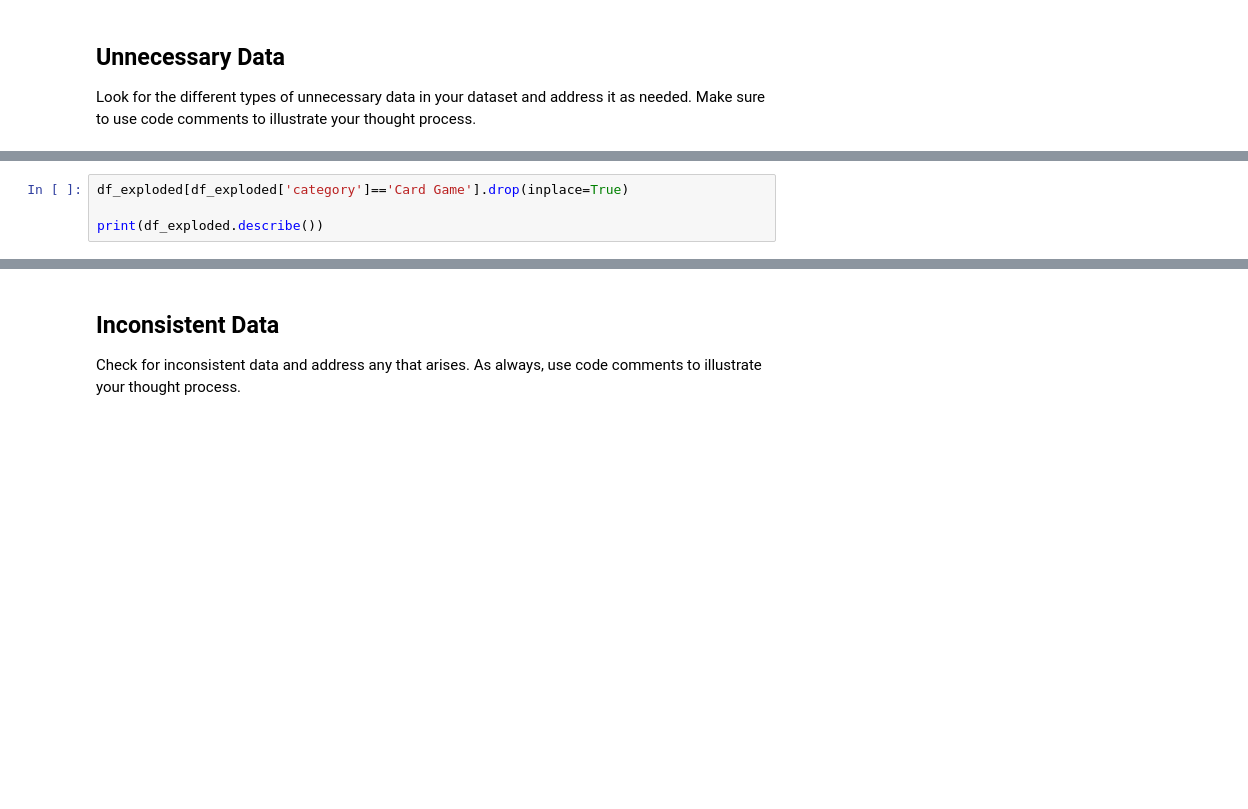
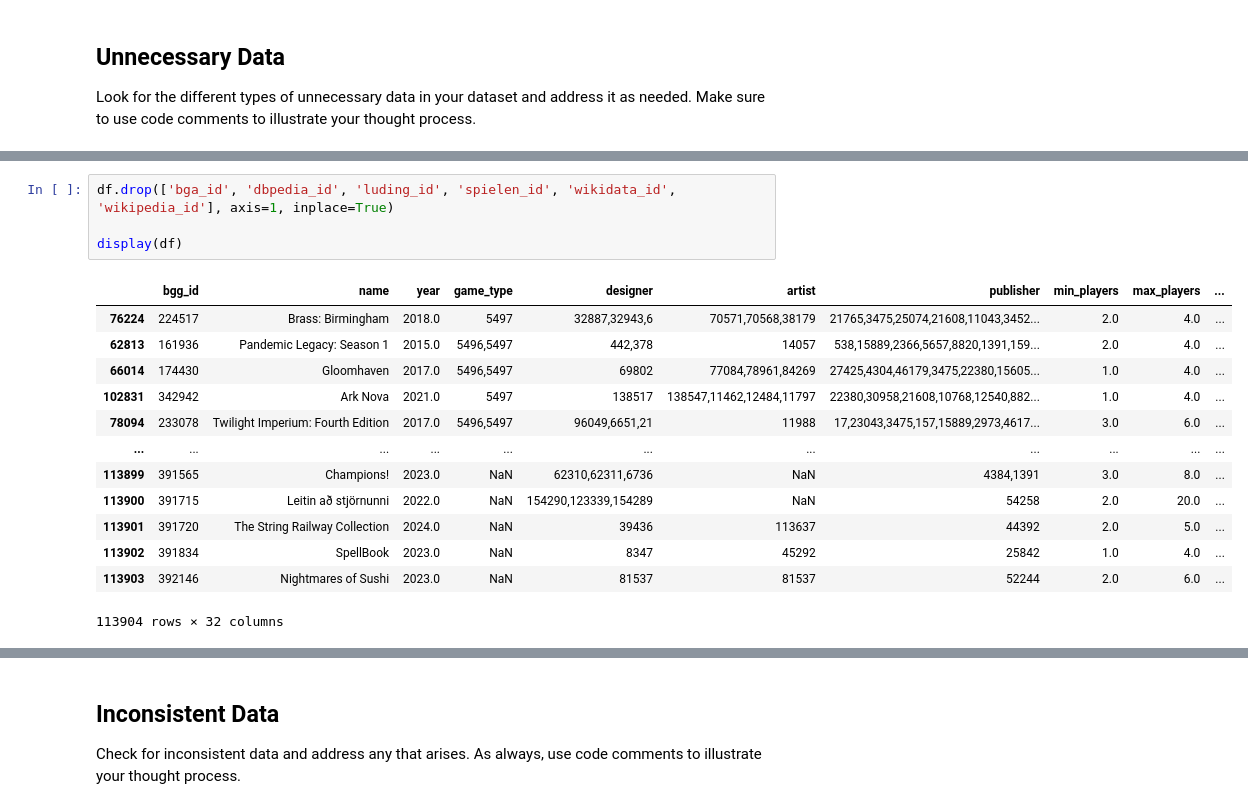
Before and after one commit to DataLore777/cleaning-data-checkpoint, a Jupyter notebook: checkpoint_three.ipynb, the cells around one changed output, grey strips where cells are left out. Cells and saved outputs as stored; diff of their text form; blank space fills up the shorter version.

```diff
--- a/checkpoint_three.ipynb
+++ b/checkpoint_three.ipynb
@@ -60,4 +68,18 @@ display(df.describe())
-# %%
-df_exploded[df_exploded['category']=='Card Game'].drop(inplace=True)
-
-print(df_exploded.describe())
+# %%
+df.drop(['bga_id', 'dbpedia_id', 'luding_id', 'spielen_id', 'wikidata_id', 'wikipedia_id'], axis=1, inplace=True)
+
+display(df)
+# %% [output]
+|  | bgg_id | name | year | game_type | designer | artist | publisher | min_players | max_players | ... |
+| 76224 | 224517 | Brass: Birmingham | 2018.0 | 5497 | 32887,32943,6 | 70571,70568,38179 | 21765,3475,25074,21608,11043,3452... | 2.0 | 4.0 | ... |
+| 62813 | 161936 | Pandemic Legacy: Season 1 | 2015.0 | 5496,5497 | 442,378 | 14057 | 538,15889,2366,5657,8820,1391,159... | 2.0 | 4.0 | ... |
+| 66014 | 174430 | Gloomhaven | 2017.0 | 5496,5497 | 69802 | 77084,78961,84269 | 27425,4304,46179,3475,22380,15605... | 1.0 | 4.0 | ... |
+| 102831 | 342942 | Ark Nova | 2021.0 | 5497 | 138517 | 138547,11462,12484,11797 | 22380,30958,21608,10768,12540,882... | 1.0 | 4.0 | ... |
+| 78094 | 233078 | Twilight Imperium: Fourth Edition | 2017.0 | 5496,5497 | 96049,6651,21 | 11988 | 17,23043,3475,157,15889,2973,4617... | 3.0 | 6.0 | ... |
+| ... | ... | ... | ... | ... | ... | ... | ... | ... | ... | ... |
+| 113899 | 391565 | Champions! | 2023.0 | NaN | 62310,62311,6736 | NaN | 4384,1391 | 3.0 | 8.0 | ... |
+| 113900 | 391715 | Leitin að stjörnunni | 2022.0 | NaN | 154290,123339,154289 | NaN | 54258 | 2.0 | 20.0 | ... |
+| 113901 | 391720 | The String Railway Collection | 2024.0 | NaN | 39436 | 113637 | 44392 | 2.0 | 5.0 | ... |
+| 113902 | 391834 | SpellBook | 2023.0 | NaN | 8347 | 45292 | 25842 | 1.0 | 4.0 | ... |
+| 113903 | 392146 | Nightmares of Sushi | 2023.0 | NaN | 81537 | 81537 | 52244 | 2.0 | 6.0 | ... |
+113904 rows × 32 columns
```
Also changed, not shown: parts of 2 cells of this notebook.
